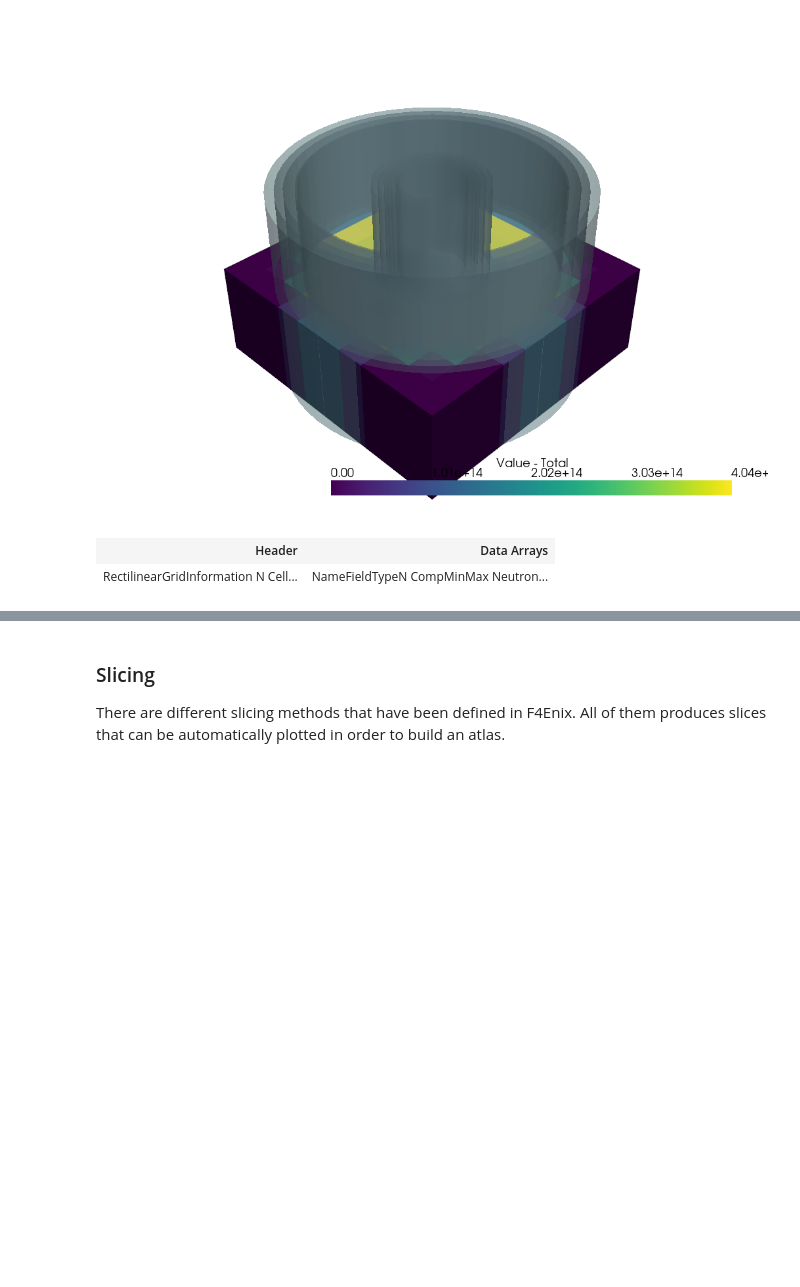
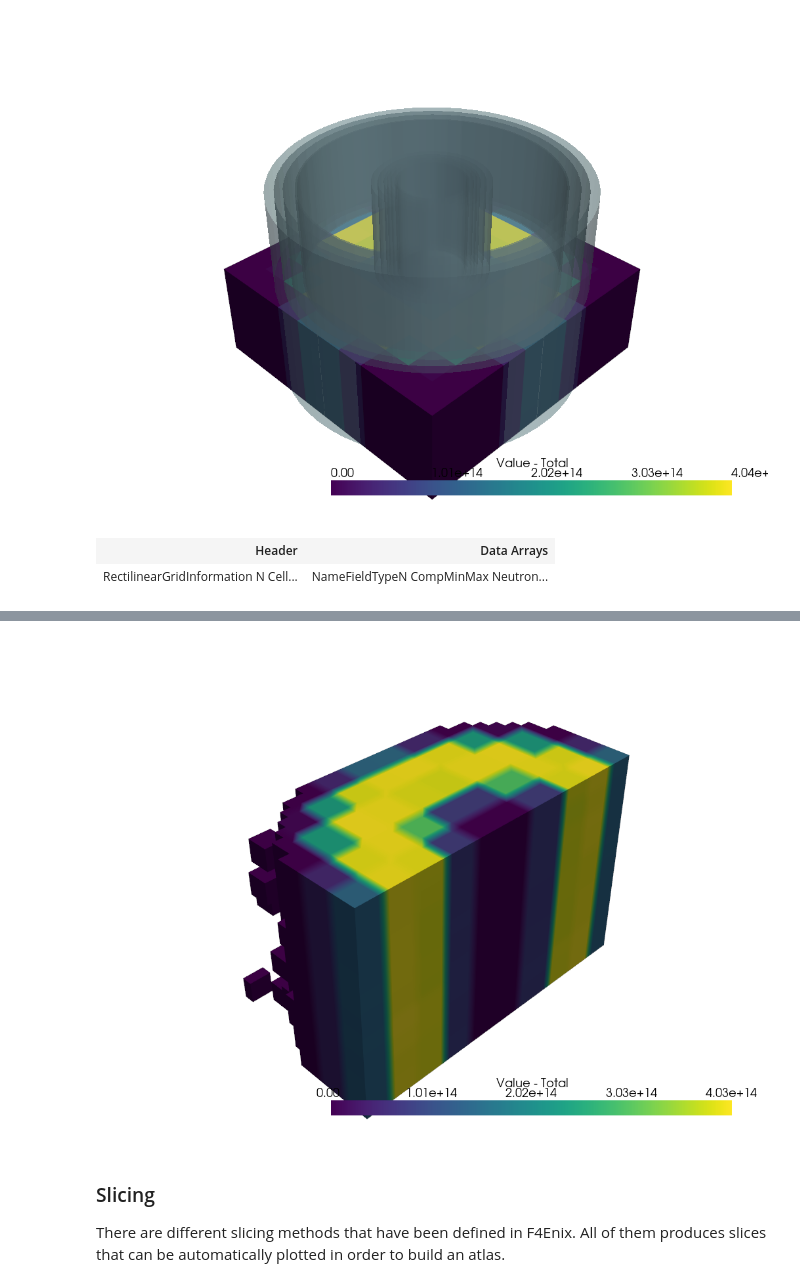
Before and after one commit to Fusion4Energy/F4Enix, a Jupyter notebook: docs/source/examples/output/jupyters/meshtal.ipynb, the cells around one changed output, grey strips where cells are left out. Drawn from its saved outputs; the diff is of its cells as text; code cells hidden in the pictures; blank space fills up the shorter version.

```diff
--- a/docs/source/examples/output/jupyters/meshtal.ipynb
+++ b/docs/source/examples/output/jupyters/meshtal.ipynb
@@ -105,3 +115,11 @@ global_mesh
+# %%
+mapped = voxelized.sample(meshtal.mesh[1004].grid)
+
+plotter = pv.Plotter()
+plotter.add_mesh(mapped.clip(normal='y'), scalars='Value - Total')
+plotter.show(jupyter_backend='static')
+# %% [output]
+[figure, added]
 # %% [markdown]
 ### Slicing
 
```
Also changed, not shown: parts of 4 cells of this notebook.
